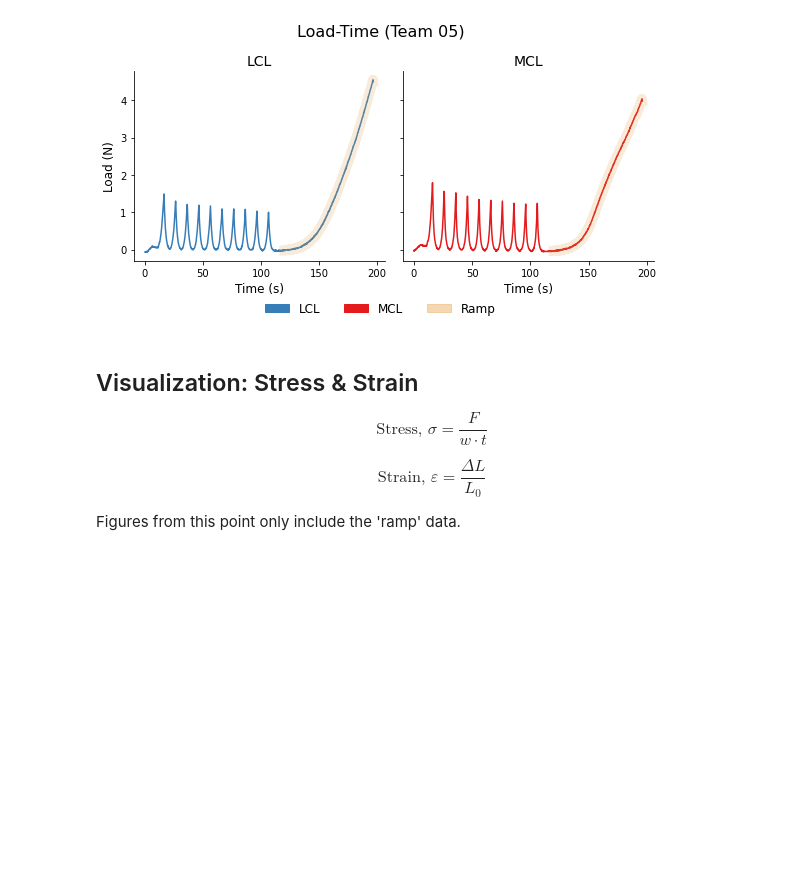
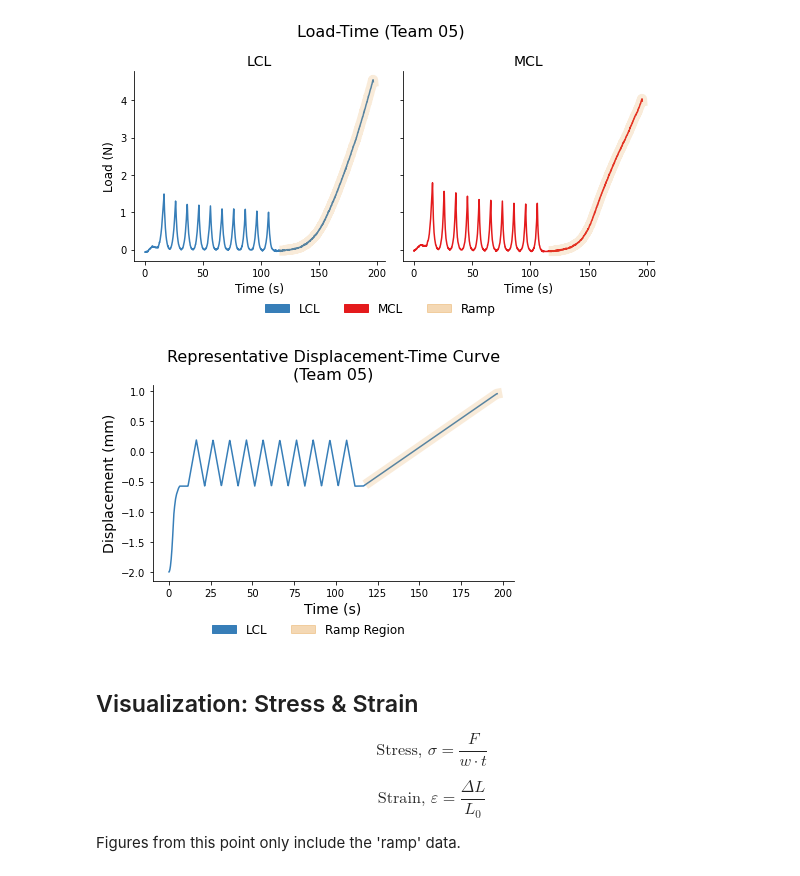
Before and after one commit to Kabilan108/drexel-coursework, a Jupyter notebook: bmes301/lab1/Data Analysis.ipynb, the cells around one changed output. Cells and saved outputs as stored; diff of their text form; code cells hidden in the pictures; blank space fills up the shorter version.

```diff
--- a/bmes301/lab1/Data Analysis.ipynb
+++ b/bmes301/lab1/Data Analysis.ipynb
@@ -113,6 +116,33 @@ fig, ax = tools.plot_data(
 )
 # %% [output]
 [figure]
+# %%
+I = (data['team'] == '05') & (data['tissue'] == 'LCL')
+
+fig, ax = plt.subplots(figsize=(6, 4))
+
+sns.lineplot(data=data.loc[I], x='time', y='disp', color='#377eb8',
+             ax=ax)
+sns.lineplot(data=data.loc[I & (data['time'] > 120)], x='time', y='disp',
+             color='#e39e44', ax=ax, linewidth=10, alpha=.2)
+
+ax.set_title('Representative Displacement-Time Curve\n(Team 05)',
+             fontsize=16)
+ax.set_xlabel('Time (s)', fontsize=14)
+ax.set_ylabel('Displacement (mm)', fontsize=14)
+sns.despine()
+
+lcl = mpatches.Patch(color='#377eb8', label='LCL')
+ramp = mpatches.Patch(color='#e39e44', alpha=.4, label='Ramp Region')
+fig.legend(handles=[lcl, ramp], loc='upper center',
+           bbox_to_anchor=(0.5, 0.05), ncol=3, fancybox=False,
+           shadow=False, fontsize=12, frameon=False)
+
+# fig.subplots_adjust(top=0.9)
+# fig.suptitle(title, fontsize=16)
+plt.tight_layout()
+# %% [output]
+[figure, added]
 # %% [markdown]
 ## Visualization: Stress & Strain
 
```
Also changed, not shown: parts of 9 cells of this notebook, 4 other files.
